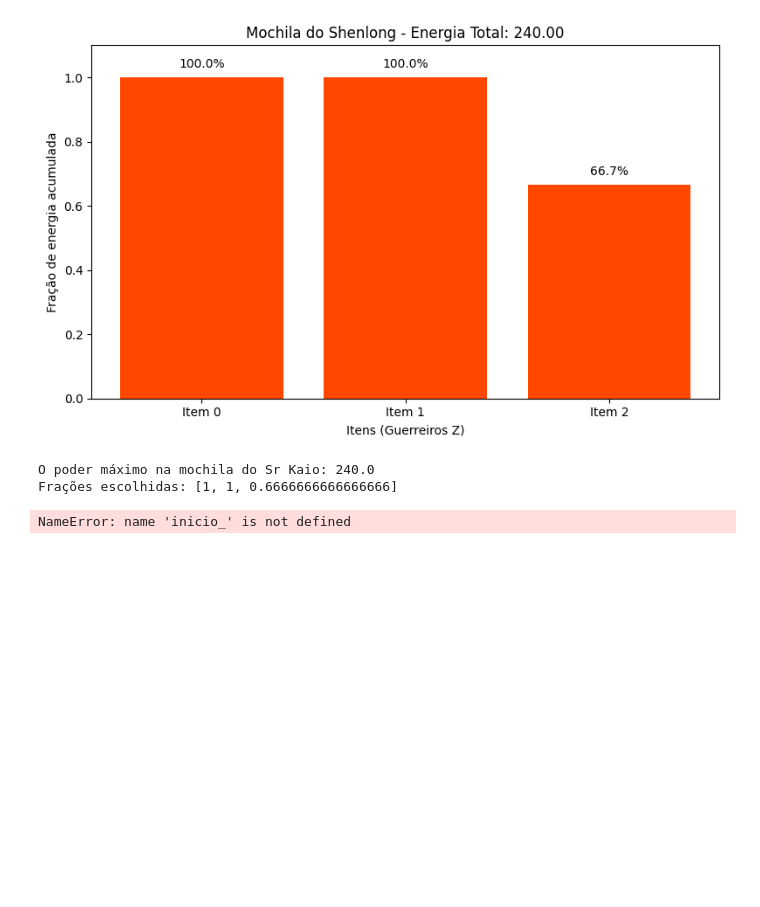
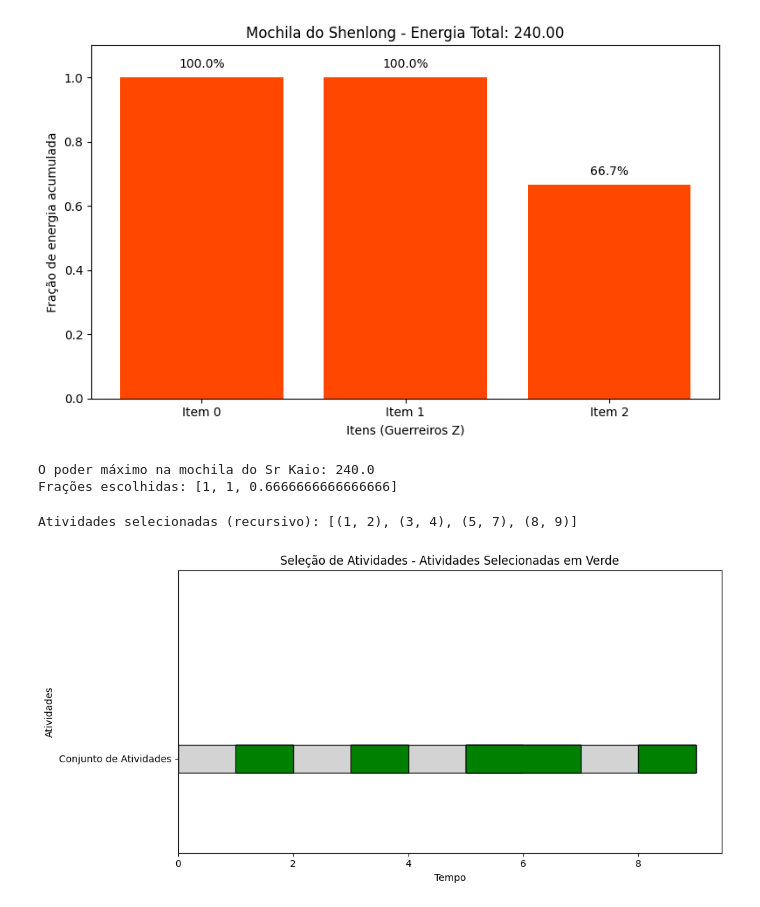
Before and after one commit to LucyenePinheiro/Algoritmos-de-Busca-Instru-es, a Jupyter notebook: lucyene_neves_e.ipynb, the cells around one changed output. Saved outputs shown, nothing was run; the diff lists cells and outputs as text; code cells hidden in the pictures; blank space fills up the shorter version.

Commit message:
selecao de atv, torneio do poder 2

```diff
--- a/lucyene_neves_e.ipynb
+++ b/lucyene_neves_e.ipynb
@@ -142,7 +142,7 @@ import matplotlib.pyplot as plt
 
 def selecao_Torneio_do_Poder(inicio_torneio, finais_torneio, ultima_luta=-1, index=0):
     # Caso base: não há mais atividades para processar
-    if index >= len(starts):
+    if index >= len(inicio_torneio):
         return []
 # starts = [1, 3, 0, 5, 8, 5]
 # finishes = [2, 4, 6, 7, 9, 9]
@@ -179,7 +179,7 @@ def selecao_Torneio(inicio_torneio, finais_torneio):
     # Itera sobre cada atividade ordenada
     for inicio, fim in activities:
         # Verifica se a atividade atual começa após ou exatamente quando a última atividade selecionada termina
-        if inicio_torneio >= ultima_luta:
+        if inicio >= ultima_luta:
             # Adiciona a atividade atual (inicio, fim) à lista de atividades selecionadas
             duelos_torneio.append((inicio, fim))
             # Atualiza o tempo de término da última atividade selecionada
@@ -188,8 +188,8 @@ def selecao_Torneio(inicio_torneio, finais_torneio):
     return duelos_torneio
 
 # Exemplo de uso
-starts = [1, 3, 0, 5, 8, 5]
-finishes = [2, 4, 6, 7, 9, 9]
+inicio_ = [1, 3, 0, 5, 8, 5]
+fim_ = [2, 4, 6, 7, 9, 9]
 
 selected = selecao_Torneio(inicio_, fim_)
 
@@ -197,32 +197,33 @@ selected = selecao_Torneio(inicio_, fim_)
 activities_order = sorted(zip(inicio_, fim_), key=lambda x: x[1])
 inicio_order, fim_order = zip(*activities_order)
 
 result = selecao_Torneio_do_Poder(inicio_order, fim_order)
 print("Atividades selecionadas (recursivo):", result)
 # RESPOSTA ESPERADA
 # Atividades selecionadas (recursivo): [(1, 2), (3, 4), (5, 7), (8, 9)]
 
 # Plot dos resultados
 plt.figure(figsize=(10,5))
 y_level = 1  # Para posicionar as barras das atividades
 height = 0.3
 
 # Plotar todas as atividades em uma cor neutra
-for s, f in zip(inicio_torneio, finais_torneio):
+for s, f in zip(inicio_, fim_):
     plt.barh(y_level, f - s, left=s, height=height, color='lightgray', edgecolor='black')
 
 # Destacar as atividades selecionadas em outra cor
 for s, f in selected:
     plt.barh(y_level, f - s, left=s, height=height, color='green', edgecolor='black')
 
 plt.xlabel('Tempo')
 plt.ylabel('Atividades')
 plt.title('Seleção de Atividades - Atividades Selecionadas em Verde')
 
 # Ajusta o eixo Y para caber a barra
 plt.yticks([y_level], ["Conjunto de Atividades"])
 plt.ylim(y_level - 1, y_level + 2)
 plt.tight_layout()
 plt.show()
 # %% [output]
-NameError: name 'inicio_' is not defined
+Atividades selecionadas (recursivo): [(1, 2), (3, 4), (5, 7), (8, 9)]
+[figure, added]
```
